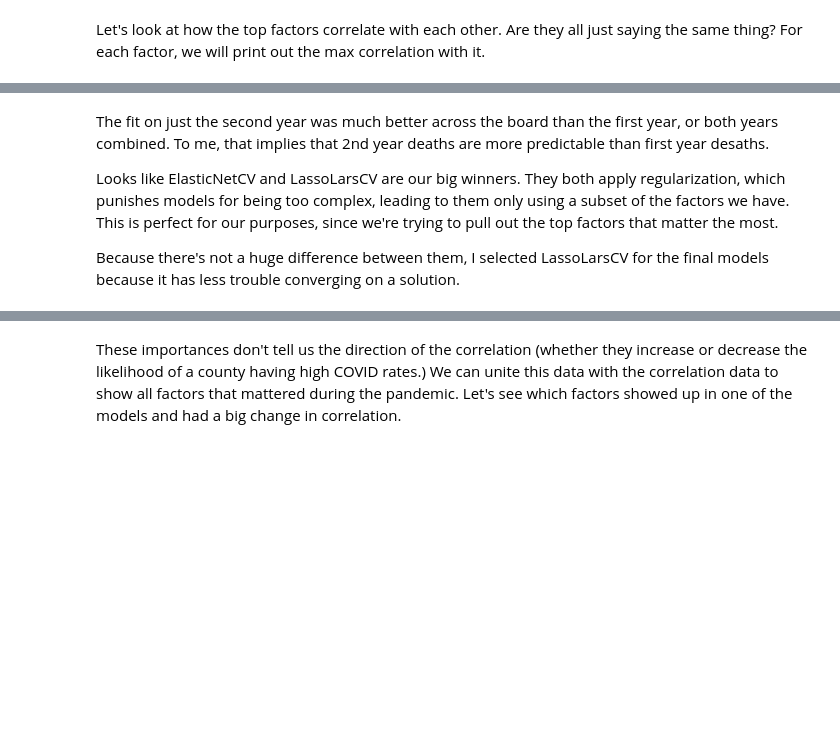
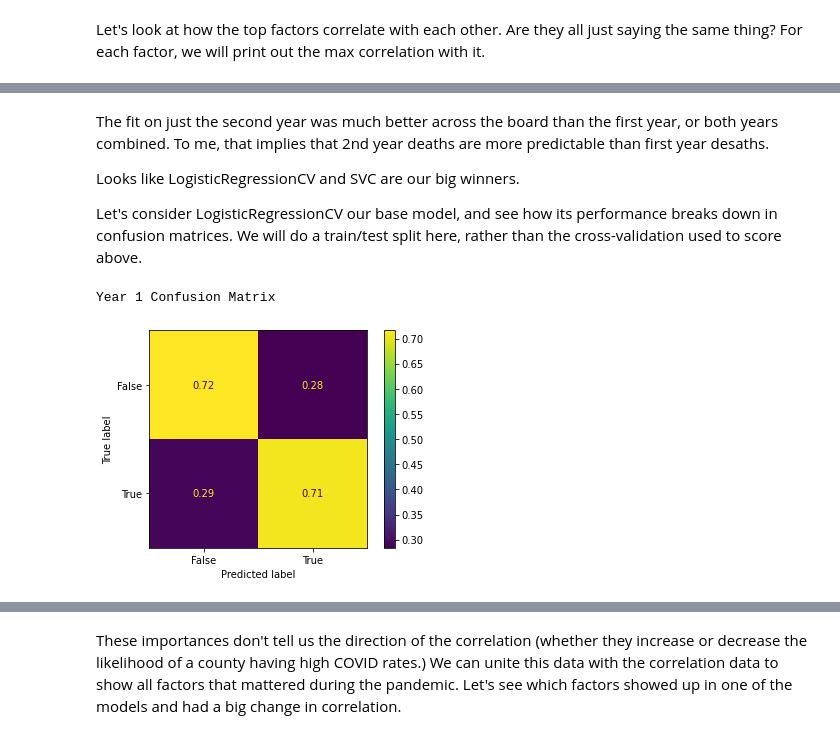
Before and after one commit to csdurfee/COVID_fatality_rates, a Jupyter notebook: model_selection.ipynb, the cells around one changed output, grey strips where cells are left out. Saved outputs shown, nothing was run; the diff lists cells and outputs as text; code cells hidden in the pictures; blank space fills up the shorter version.

```diff
--- a/model_selection.ipynb
+++ b/model_selection.ipynb
@@ -190,6 +255,21 @@ fit_yearly_models()
 # %% [markdown]
 The fit on just the second year was much better across the board than the first year, or both years combined. To me, that implies that 2nd year deaths are more predictable than first year desaths.
 
-Looks like ElasticNetCV and LassoLarsCV are our big winners. They both apply regularization, which punishes models for being too complex, leading to them only using a subset of the factors we have. This is perfect for our purposes, since we're trying to pull out the top factors that matter the most.
+Looks like LogisticRegressionCV and SVC are our big winners.
 
-Because there's not a huge difference between them, I selected LassoLarsCV for the final models because it has less trouble converging on a solution.
+Let's consider LogisticRegressionCV our base model, and see how its performance breaks down in confusion matrices. We will do a train/test split here, rather than the cross-validation used to score above.
+# %%
+from sklearn.metrics import ConfusionMatrixDisplay
+
+print("Year 1 Confusion Matrix")
+(x_train, x_test, y_train, y_test, df)  = prepare_model_data.make_train_test(data, year=1, min_pop=None, regression=False,
+        split=True)
+
+lrcv1 = LogisticRegressionCV(random_state=SEED, max_iter=1000).fit(x_train, y_train)
+
+pred = lrcv1.predict(x_test)
+
+x = ConfusionMatrixDisplay.from_predictions(pred, y_test, normalize='true')
+# %% [output]
+Year 1 Confusion Matrix
+[figure, added]
```
Also changed, not shown: parts of 47 cells of this notebook, 2 other files.
